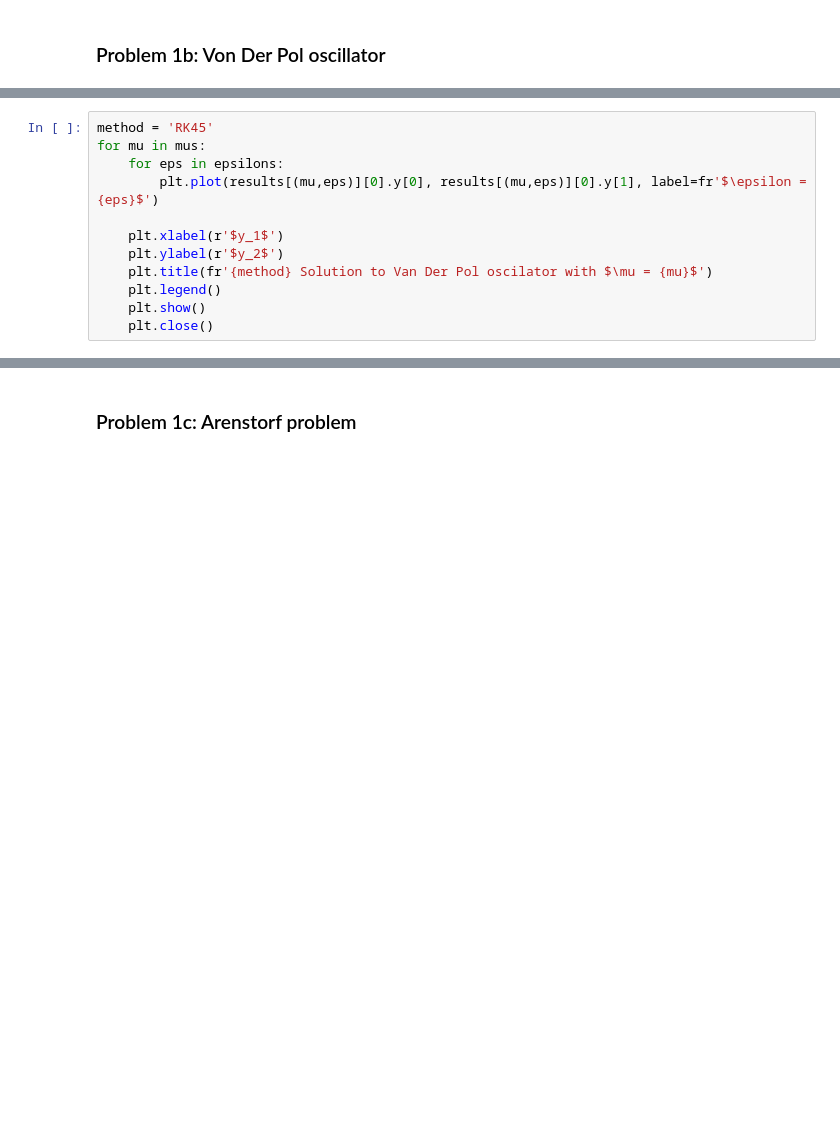
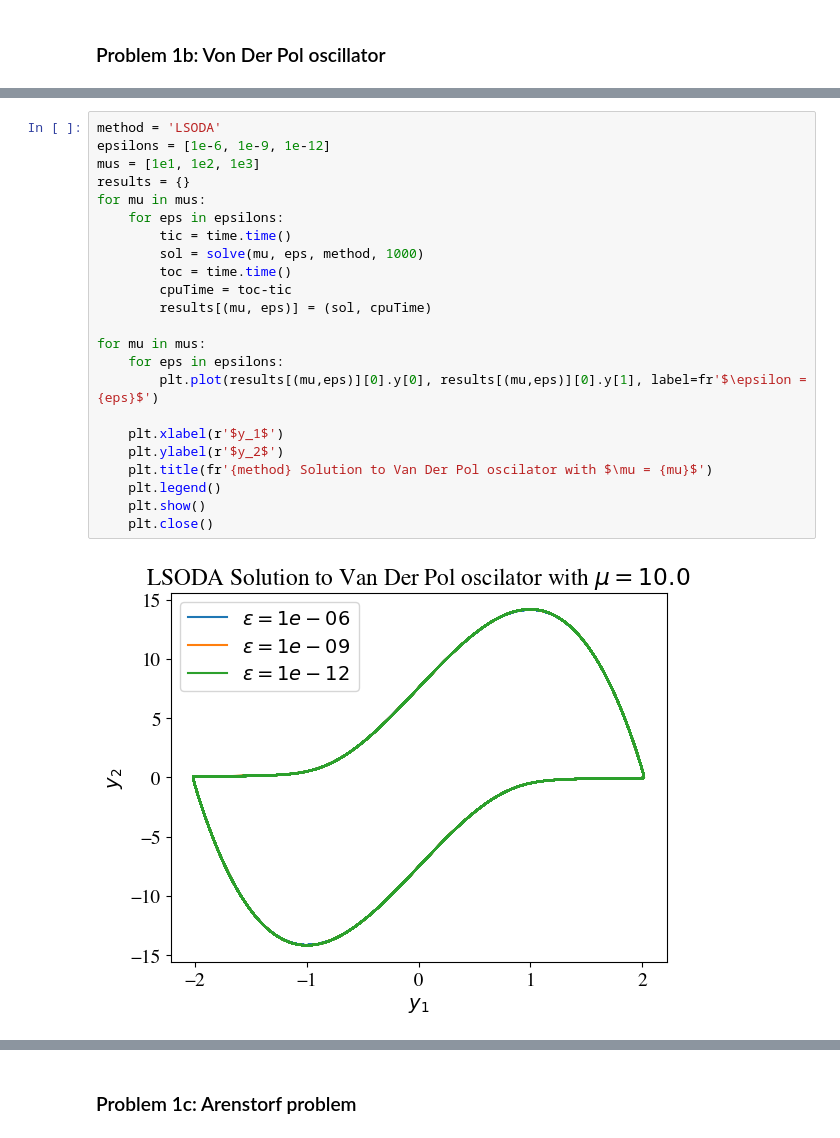
Before and after one commit to dominicflocco/AMSC661-codes, a Jupyter notebook: hw2/ODE-solvers.ipynb, the cells around one changed output, grey strips where cells are left out. Saved outputs shown, nothing was run; the diff lists cells and outputs as text; blank space fills up the shorter version.

```diff
--- a/hw2/ODE-solvers.ipynb
+++ b/hw2/ODE-solvers.ipynb
@@ -44,12 +59,25 @@ for mu in mus:
 # %%
-method = 'RK45'
+method = 'LSODA'
+epsilons = [1e-6, 1e-9, 1e-12]
+mus = [1e1, 1e2, 1e3]
+results = {}
+for mu in mus:
+    for eps in epsilons:
+        tic = time.time()
+        sol = solve(mu, eps, method, 1000)
+        toc = time.time()
+        cpuTime = toc-tic
+        results[(mu, eps)] = (sol, cpuTime)
+
 for mu in mus:
     for eps in epsilons:
         plt.plot(results[(mu,eps)][0].y[0], results[(mu,eps)][0].y[1], label=fr'$\epsilon = {eps}$')
 
     plt.xlabel(r'$y_1$')
     plt.ylabel(r'$y_2$')
     plt.title(fr'{method} Solution to Van Der Pol oscilator with $\mu = {mu}$')
     plt.legend()
     plt.show()
     plt.close()
+# %% [output]
+[figure, added]
```
Also changed, not shown: parts of 10 cells of this notebook, 17 other files.
